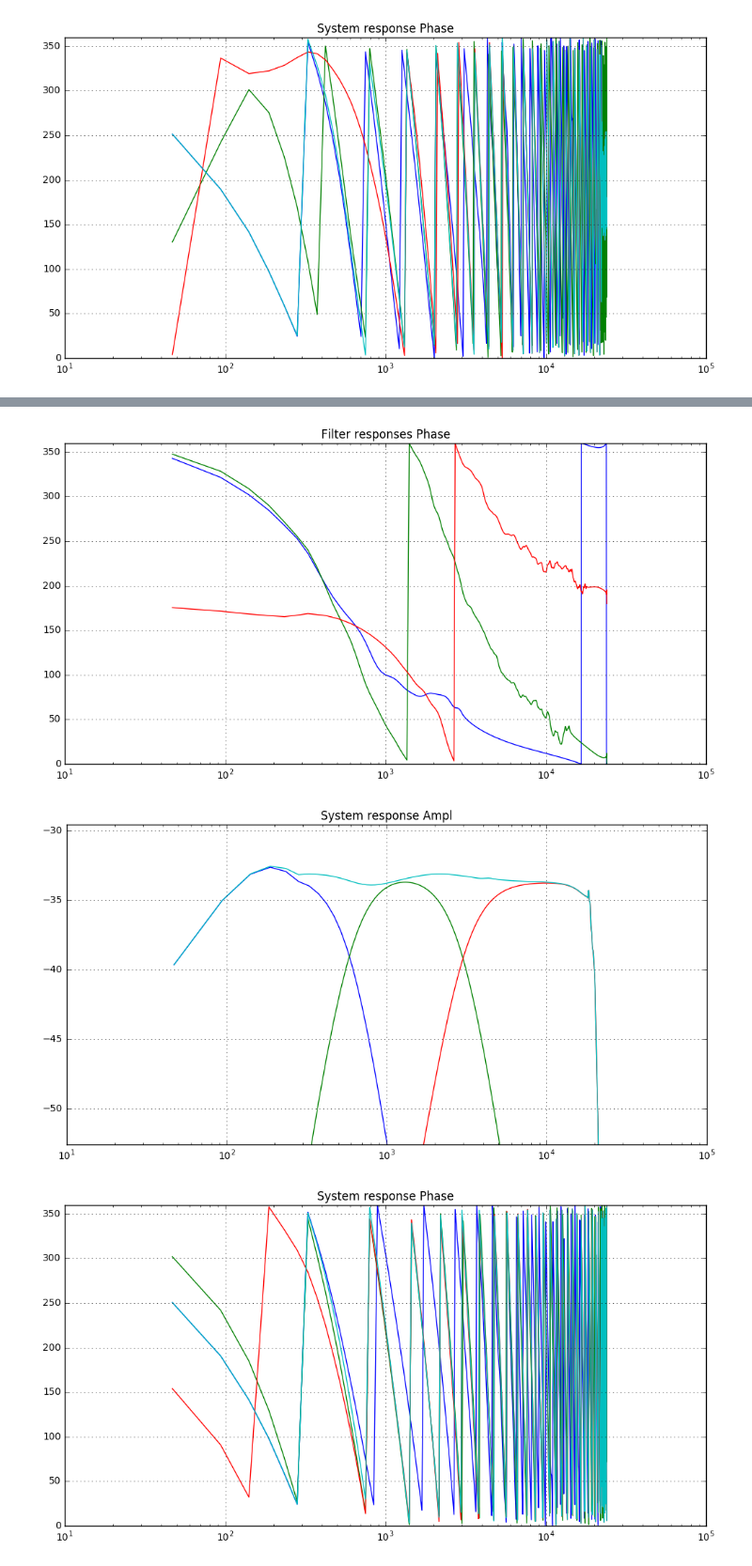
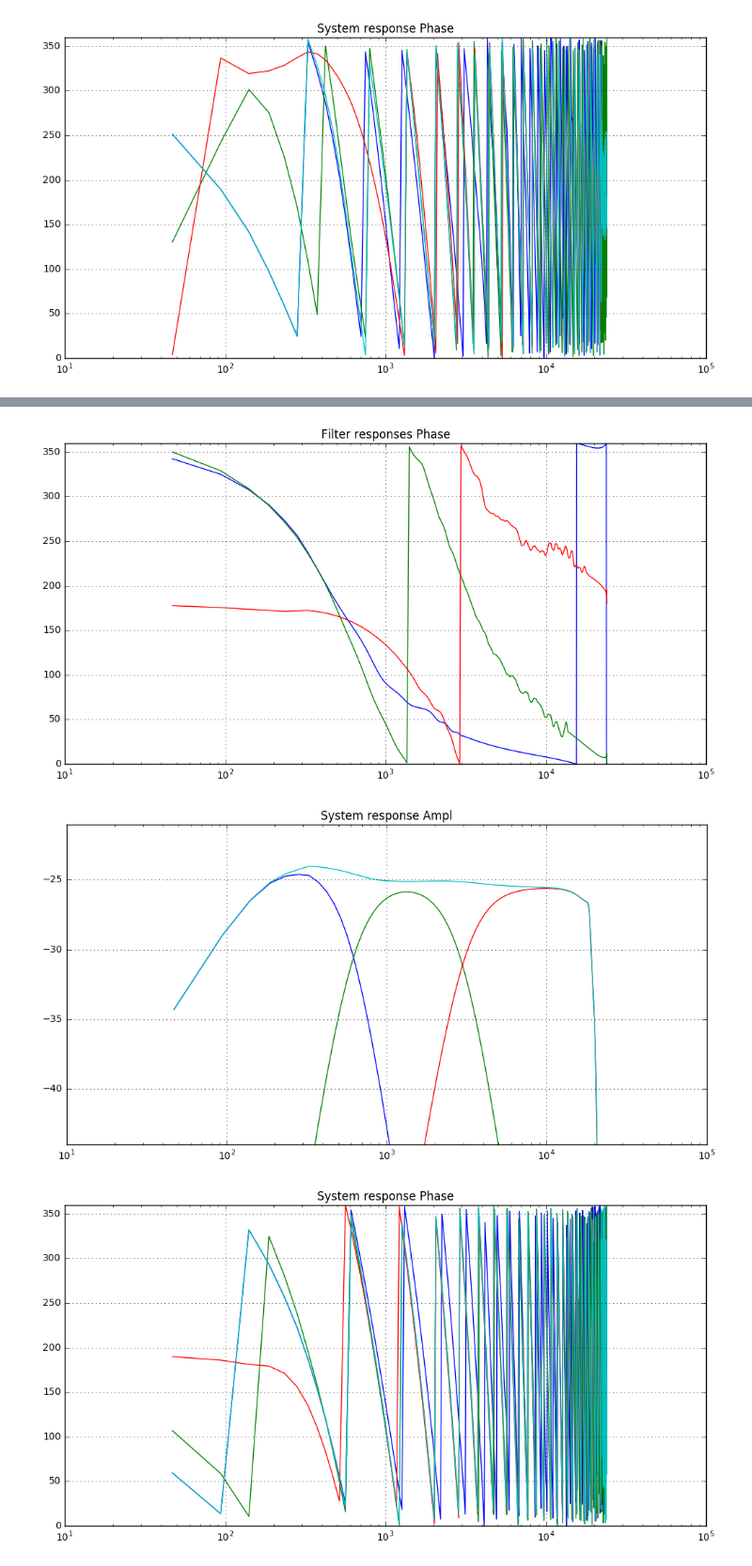
Before and after one commit to axiak/speakers, a Jupyter notebook: notebooks/Crossover Design.ipynb, the cells around one changed output, grey strips where cells are left out. Shown at 94% size. Drawn from its saved outputs; the diff is of its cells as text; code cells hidden in the pictures.

```diff
--- a/notebooks/Crossover Design.ipynb
+++ b/notebooks/Crossover Design.ipynb
@@ -135,3 +135,6 @@ plot_system(system, title='System response')
 [figure]
 [figure]
 [figure]
+# %%
+tw_comp = ff.invert_measurement('../measurements/tweeterleft.txt.gz', (-1e-3, 4e-3), (1.2e3, 1.8e4), nocache=True)
+tw_comp
@@ -140,10 +146,10 @@ def x():
     #   EQ will compensate for baffle effects
     #   Use the shelving filter for baffle step compensation only outside the EQ band
     meas_lf_cutoff = 300
-    baffle_step = ff.apply_freq_limits(ff.shelf(450, -10), 0, meas_lf_cutoff)
-    tw_comp = ff.invert_measurement('../measurements/tweeterleft.txt.gz', (-1e-3, 4e-3), (1.2e3, 1.8e4))
-    mid_comp = ff.invert_measurement('../measurements/midleft.txt.gz', (-1e-3, 4e-3), (meas_lf_cutoff, 1.4e4))
-    wf_comp = ff.invert_measurement('../measurements/bassleft.txt.gz', (-1e-3, 3.1e-3), (meas_lf_cutoff, 3e3))
+    baffle_step = ff.apply_freq_limits(ff.shelf(450, -6), 0, meas_lf_cutoff)
+    tw_comp = ff.invert_measurement('../measurements/tweeterleft2.txt.gz', (-1e-3, 3.2e-3), (1.2e3, 1.8e4), nocache=True)
+    mid_comp = ff.invert_measurement('../measurements/midleft2.txt.gz', (-1e-3, 3.1e-3), (meas_lf_cutoff, 1.4e4), nocache=True)
+    wf_comp = ff.invert_measurement('../measurements/wooferleft2.txt.gz', (-1e-3, 2.5e-3), (meas_lf_cutoff, 3e3), nocache=True)
 
     RT2 = 0.707
 
@@ -152,22 +158,29 @@ def x():
     mid_bp = mid_hp * mid_lp
 
     tw_eq = ff.parametric_eq(1.9e4, 2, -2)
-    mid_eq = ff.parametric_eq(300, 0.707, 1)
-    wf_eq = ff.parametric_eq(75, .35, 1)
+    #mid_eq = ff.parametric_eq(300, 0.707, 1)
+    #wf_eq = ff.parametric_eq(65, 1, 3)
 
     tw_comp *= tw_eq
-    mid_comp *= mid_eq
-    wf_comp *= wf_eq
+    #mid_comp *= mid_eq
+    #wf_comp *= wf_eq
 
     crossover = [
         wf_comp * (ff.analog_lp2(600, RT2) ** 2) * baffle_step,
-        mid_comp * mid_bp * baffle_step * ff.gain(-3.0),
-        tw_comp * (ff.analog_hp2(3000, RT2) ** 2) * baffle_step * ff.invert() * ff.gain(-4),
+        mid_comp * mid_bp * baffle_step * ff.gain(2),
+        tw_comp * (ff.analog_hp2(3000, RT2) ** 2) * baffle_step * ff.invert() * ff.gain(4),
     ]
+
+
 
     return crossover
 
 crossover = x()
+
+
+bass_driver = ff.measurement('../measurements/wooferleft2.txt.gz', (-.001, 0.0025))
+mid_driver = ff.measurement('../measurements/midleft2.txt.gz', (-.001, 0.0031))
+tweeter_driver = ff.measurement('../measurements/tweeterleft2.txt.gz', (-.001, 0.0032))
 
 system = [
     crossover[0] * bass_driver,
@@ -175,6 +188,7 @@ system = [
     crossover[2] * tweeter_driver
 ]
 
+
 meas_only = [bass_driver, mid_driver, tweeter_driver]
 
 plot_system(meas_only, plot_sum=False, title='Driver measured responses')
@@ -187,3 +201,3 @@ plot_system(system, title='System response')
-[figure, old version]
+[figure, new version]
-[figure, old version]
+[figure, new version]
-[figure, old version]
+[figure, new version]
```
Also changed, not shown: parts of 2 cells of this notebook, 25 other files.
